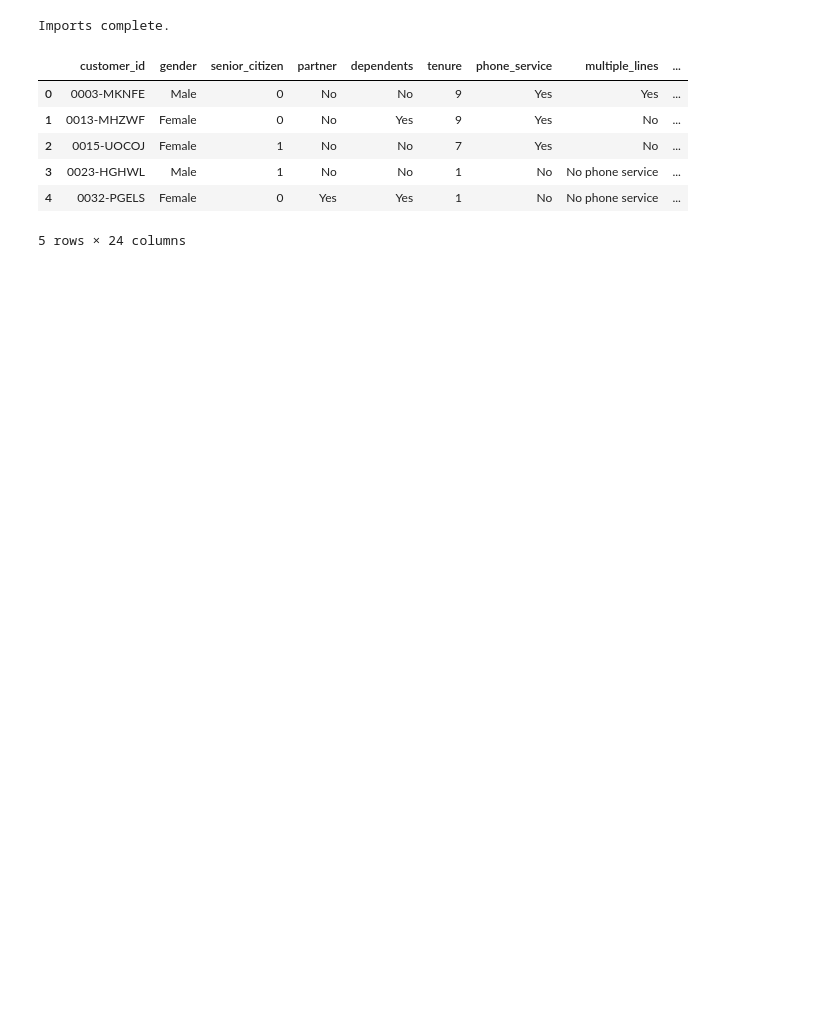
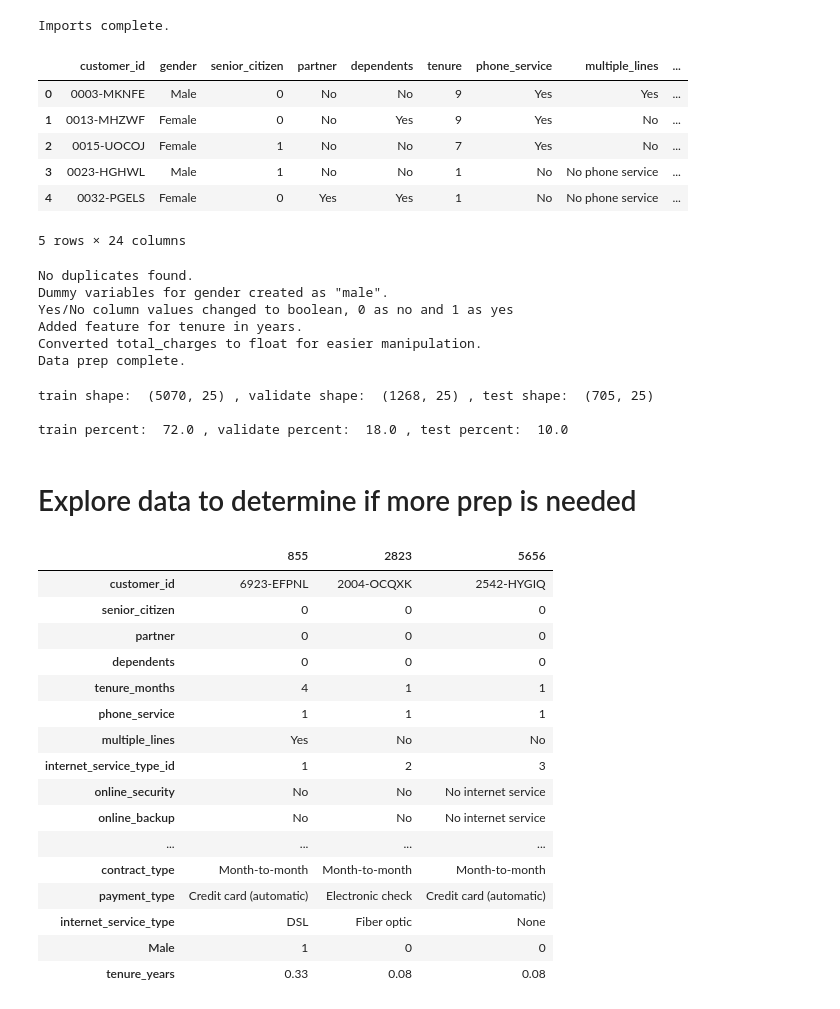
Before and after one commit to ThompsonBethany01/Telco_Churn, a Jupyter notebook: Modeling.ipynb, the cells around one changed output. Saved outputs shown, nothing was run; the diff lists cells and outputs as text; code cells hidden in the pictures; blank space fills up the shorter version.

```diff
--- a/Modeling.ipynb
+++ b/Modeling.ipynb
@@ -75,0 +83,38 @@ df.head()
+# %%
+# prep the data with the Prepare file
+df = prepare.prep_telco_df(df)
+# %% [output]
+No duplicates found.
+Dummy variables for gender created as "male".
+Yes/No column values changed to boolean, 0 as no and 1 as yes
+Added feature for tenure in years.
+Converted total_charges to float for easier manipulation.
+Data prep complete.
+# %%
+train, test, validate = prepare.train_test_validate(df)
+# %% [output]
+train shape:  (5070, 25) , validate shape:  (1268, 25) , test shape:  (705, 25)
+
+train percent:  72.0 , validate percent:  18.0 , test percent:  10.0
+# %% [markdown]
+# Explore data to determine if more prep is needed
+# %%
+train.head(3).T
+# %% [output]
+|  | 855 | 2823 | 5656 |
+| customer_id | 6923-EFPNL | 2004-OCQXK | 2542-HYGIQ |
+| senior_citizen | 0 | 0 | 0 |
+| partner | 0 | 0 | 0 |
+| dependents | 0 | 0 | 0 |
+| tenure_months | 4 | 1 | 1 |
+| phone_service | 1 | 1 | 1 |
+| multiple_lines | Yes | No | No |
+| internet_service_type_id | 1 | 2 | 3 |
+| online_security | No | No | No internet service |
+| online_backup | No | No | No internet service |
+| ... | ... | ... | ... |
+| contract_type | Month-to-month | Month-to-month | Month-to-month |
+| payment_type | Credit card (automatic) | Electronic check | Credit card (automatic) |
+| internet_service_type | DSL | Fiber optic | None |
+| Male | 1 | 0 | 0 |
+| tenure_years | 0.33 | 0.08 | 0.08 |
```
Also changed, not shown: parts of 3 cells of this notebook, 2 other files.
